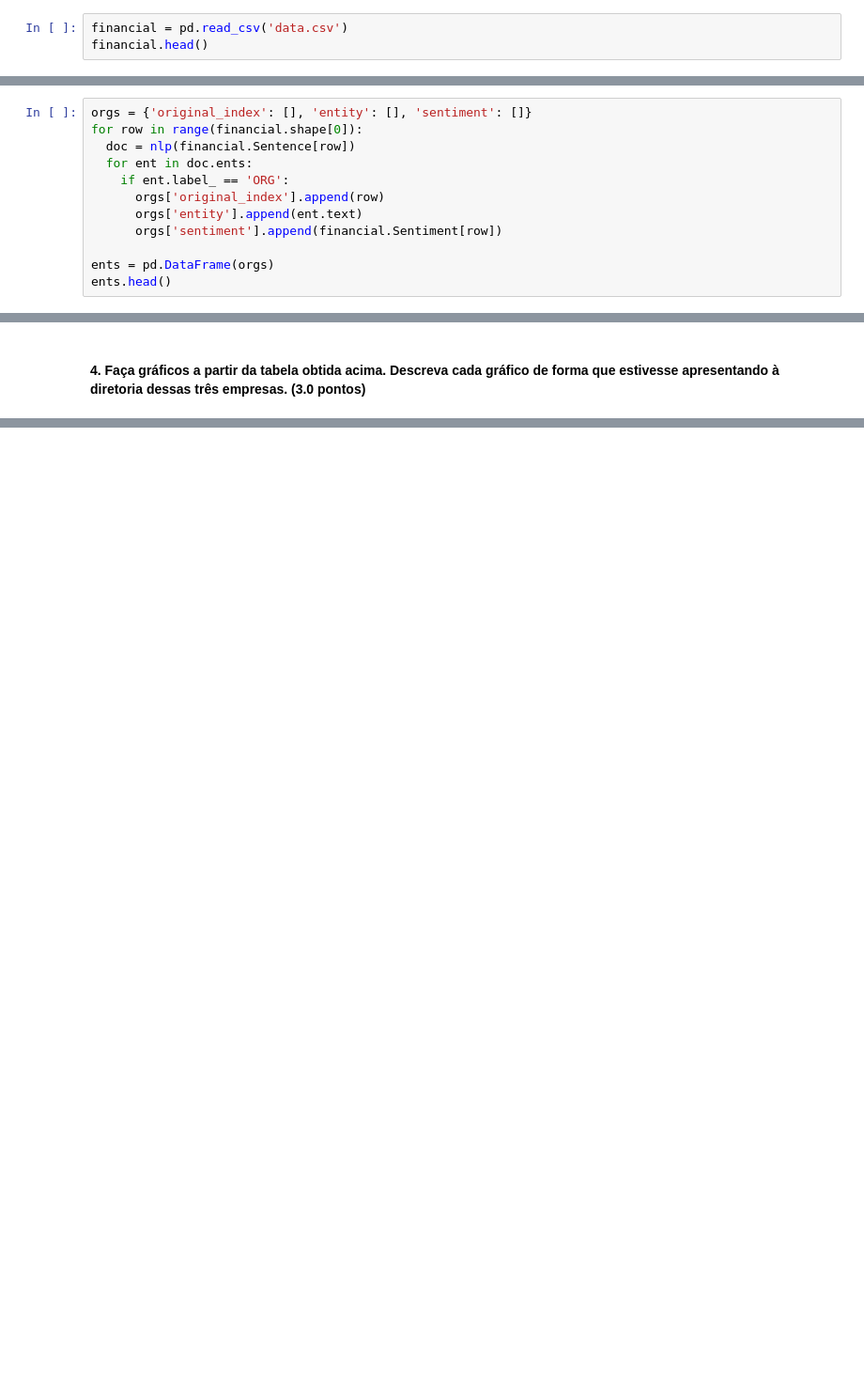
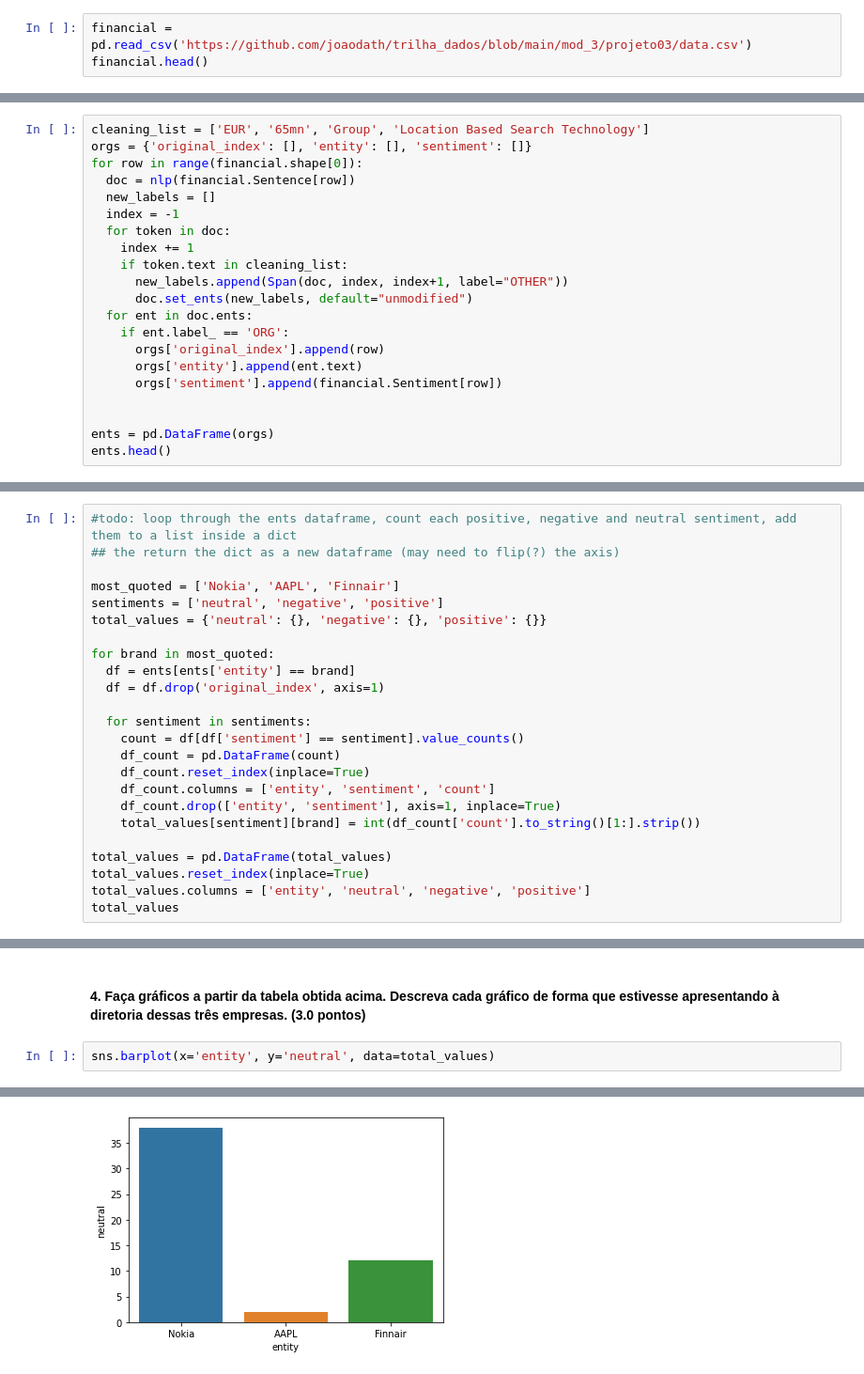
Before and after one commit to joaodath/dados_mod1, a Jupyter notebook: mod_3/projeto03/projeto03.ipynb, the cells around one changed output, grey strips where cells are left out. Shown at 94% size. Drawn from its saved outputs; the diff is of its cells as text; blank space fills up the shorter version.

```diff
--- a/mod_3/projeto03/projeto03.ipynb
+++ b/mod_3/projeto03/projeto03.ipynb
@@ -148,7 +157,7 @@ def tokenizer(texto):
 # texto
 vectorizer = CountVectorizer(tokenizer = tokenizer, ngram_range=(1,1), dtype=np.float64)
 # %%
-financial = pd.read_csv('data.csv')
+financial = pd.read_csv('https://github.com/joaodath/trilha_dados/blob/main/mod_3/projeto03/data.csv')
 financial.head()
 # %% [output]
 |  | Sentence | Sentiment |
@@ -290,15 +299,24 @@ entities
 # %% [markdown]
 ##### b. Quantas entidades são empresas? (0.6 pontos)
 # %%
+cleaning_list = ['EUR', '65mn', 'Group', 'Location Based Search Technology']
 orgs = {'original_index': [], 'entity': [], 'sentiment': []}
 for row in range(financial.shape[0]):
   doc = nlp(financial.Sentence[row])
+  new_labels = []
+  index = -1
+  for token in doc:
+    index += 1
+    if token.text in cleaning_list:
+      new_labels.append(Span(doc, index, index+1, label="OTHER"))
+      doc.set_ents(new_labels, default="unmodified")
   for ent in doc.ents:
     if ent.label_ == 'ORG':
       orgs['original_index'].append(row)
       orgs['entity'].append(ent.text)
       orgs['sentiment'].append(financial.Sentiment[row])
 
+
 ents = pd.DataFrame(orgs)
 ents.head()
 # %% [output]
@@ -356,2 +350,26 @@ Name: entity, Length: 2682, dtype: int64
 # %% [markdown]
 ##### d. Faça uma tabela onde demonstre as três empresas mais citadas e o total de textos positivos, negativos e neutros de cada uma. (1.2 pontos)
+# %%
+#todo: loop through the ents dataframe, count each positive, negative and neutral sentiment, add them to a list inside a dict
+## the return the dict as a new dataframe (may need to flip(?) the axis)
+
+most_quoted = ['Nokia', 'AAPL', 'Finnair']
+sentiments = ['neutral', 'negative', 'positive']
+total_values = {'neutral': {}, 'negative': {}, 'positive': {}}
+
+for brand in most_quoted:
+  df = ents[ents['entity'] == brand]
+  df = df.drop('original_index', axis=1)
+
+  for sentiment in sentiments:
+    count = df[df['sentiment'] == sentiment].value_counts()
+    df_count = pd.DataFrame(count)
+    df_count.reset_index(inplace=True)
+    df_count.columns = ['entity', 'sentiment', 'count']
+    df_count.drop(['entity', 'sentiment'], axis=1, inplace=True)
+    total_values[sentiment][brand] = int(df_count['count'].to_string()[1:].strip())
+
+total_values = pd.DataFrame(total_values)
+total_values.reset_index(inplace=True)
+total_values.columns = ['entity', 'neutral', 'negative', 'positive']
+total_values
@@ -358,2 +381,5 @@ Name: entity, Length: 2682, dtype: int64
 # %% [markdown]
 #### 4. Faça gráficos a partir da tabela obtida acima. Descreva cada gráfico de forma que estivesse apresentando à diretoria dessas três empresas. (3.0 pontos)
+# %%
+sns.barplot(x='entity', y='neutral', data=total_values)
+# %% [output]
@@ -359,0 +387 @@ Name: entity, Length: 2682, dtype: int64
+[figure, added]
```
Also changed, not shown: parts of 20 cells of this notebook.
